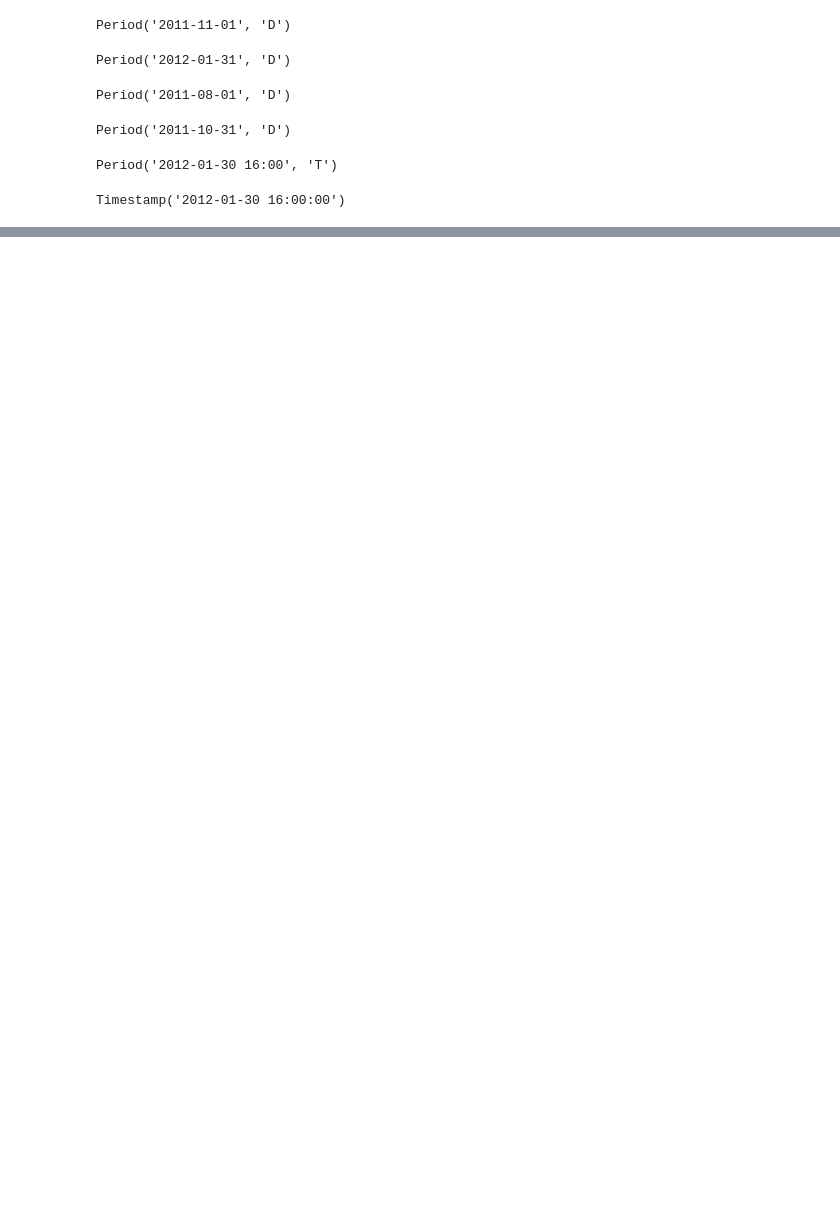
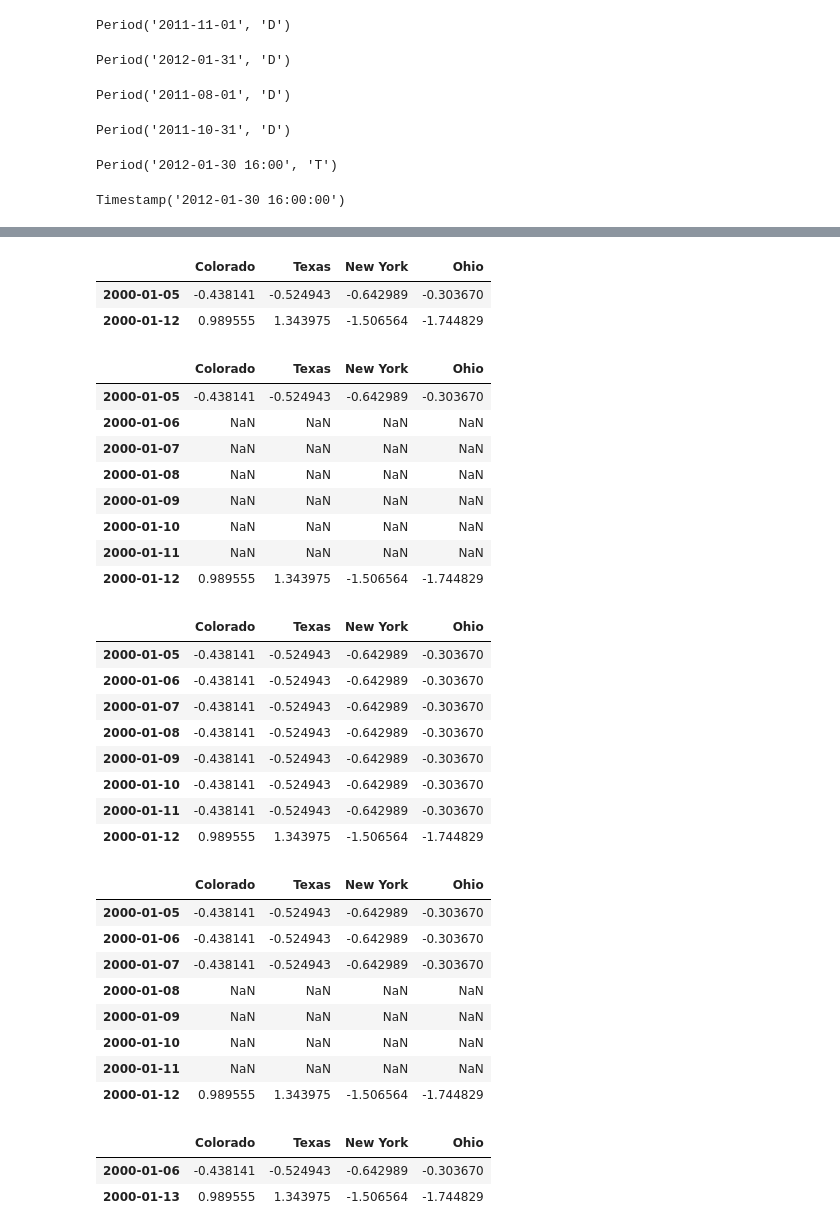
Before and after one commit to Roooooobin/Python-for-Data-Analysis-Practice, a Jupyter notebook: Time Series.ipynb, the cells around one changed output, grey strips where cells are left out. Saved outputs shown, nothing was run; the diff lists cells and outputs as text; code cells hidden in the pictures; blank space fills up the shorter version.

Commit message:
time: resample. finish chapter11

```diff
--- a/Time Series.ipynb
+++ b/Time Series.ipynb
@@ -769,0 +859,46 @@ Freq: D, dtype: float64
+# %%
+# upsampling and interpolation
+frame = pd.DataFrame(np.random.randn(2, 4),
+                     index=pd.date_range('1/1/2000', periods=2,
+                                         freq='W-WED'),
+                     columns=['Colorado', 'Texas', 'New York', 'Ohio'])
+frame
+df_daily = frame.resample('D').asfreq()
+df_daily
+frame.resample('D').ffill()
+frame.resample('D').ffill(limit=2)
+frame.resample('W-THU').ffill()
+# %% [output]
+|  | Colorado | Texas | New York | Ohio |
+| 2000-01-05 | -0.438141 | -0.524943 | -0.642989 | -0.303670 |
+| 2000-01-12 | 0.989555 | 1.343975 | -1.506564 | -1.744829 |
+|  | Colorado | Texas | New York | Ohio |
+| 2000-01-05 | -0.438141 | -0.524943 | -0.642989 | -0.303670 |
+| 2000-01-06 | NaN | NaN | NaN | NaN |
+| 2000-01-07 | NaN | NaN | NaN | NaN |
+| 2000-01-08 | NaN | NaN | NaN | NaN |
+| 2000-01-09 | NaN | NaN | NaN | NaN |
+| 2000-01-10 | NaN | NaN | NaN | NaN |
+| 2000-01-11 | NaN | NaN | NaN | NaN |
+| 2000-01-12 | 0.989555 | 1.343975 | -1.506564 | -1.744829 |
+|  | Colorado | Texas | New York | Ohio |
+| 2000-01-05 | -0.438141 | -0.524943 | -0.642989 | -0.303670 |
+| 2000-01-06 | -0.438141 | -0.524943 | -0.642989 | -0.303670 |
+| 2000-01-07 | -0.438141 | -0.524943 | -0.642989 | -0.303670 |
+| 2000-01-08 | -0.438141 | -0.524943 | -0.642989 | -0.303670 |
+| 2000-01-09 | -0.438141 | -0.524943 | -0.642989 | -0.303670 |
+| 2000-01-10 | -0.438141 | -0.524943 | -0.642989 | -0.303670 |
+| 2000-01-11 | -0.438141 | -0.524943 | -0.642989 | -0.303670 |
+| 2000-01-12 | 0.989555 | 1.343975 | -1.506564 | -1.744829 |
+|  | Colorado | Texas | New York | Ohio |
+| 2000-01-05 | -0.438141 | -0.524943 | -0.642989 | -0.303670 |
+| 2000-01-06 | -0.438141 | -0.524943 | -0.642989 | -0.303670 |
+| 2000-01-07 | -0.438141 | -0.524943 | -0.642989 | -0.303670 |
+| 2000-01-08 | NaN | NaN | NaN | NaN |
+| 2000-01-09 | NaN | NaN | NaN | NaN |
+| 2000-01-10 | NaN | NaN | NaN | NaN |
+| 2000-01-11 | NaN | NaN | NaN | NaN |
+| 2000-01-12 | 0.989555 | 1.343975 | -1.506564 | -1.744829 |
+|  | Colorado | Texas | New York | Ohio |
+| 2000-01-06 | -0.438141 | -0.524943 | -0.642989 | -0.303670 |
+| 2000-01-13 | 0.989555 | 1.343975 | -1.506564 | -1.744829 |
```
Also changed, not shown: parts of 15 cells of this notebook.
